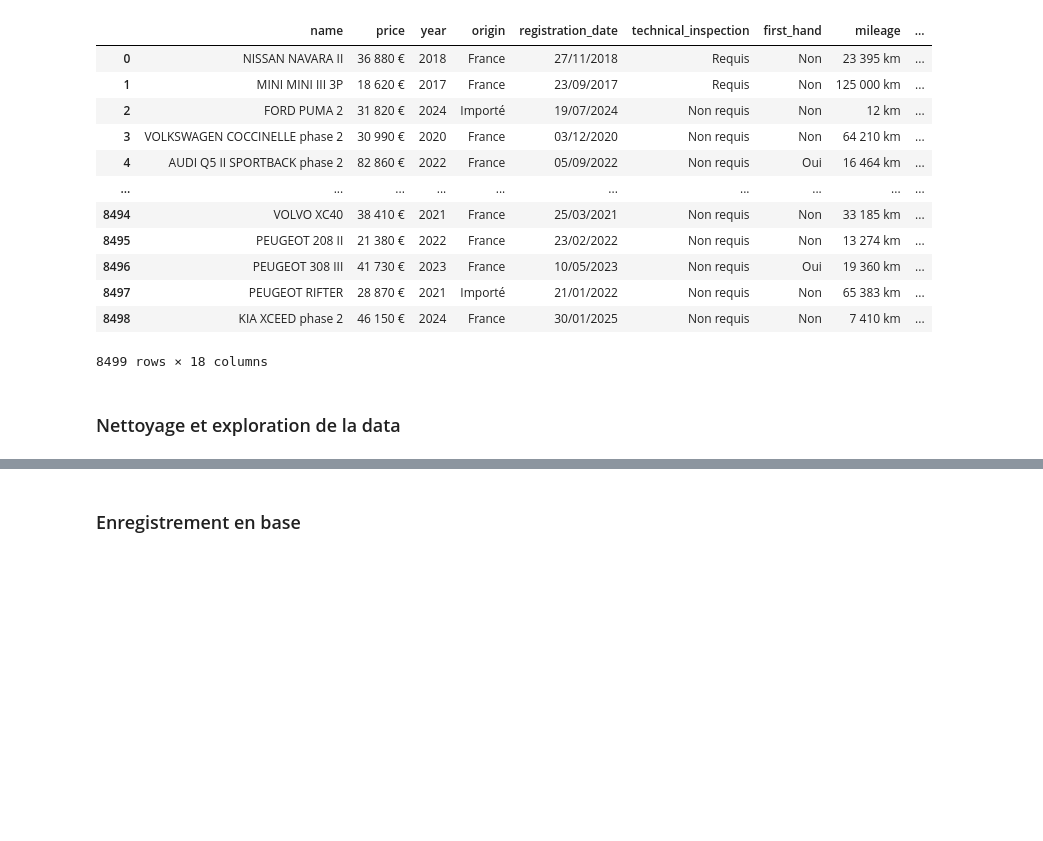
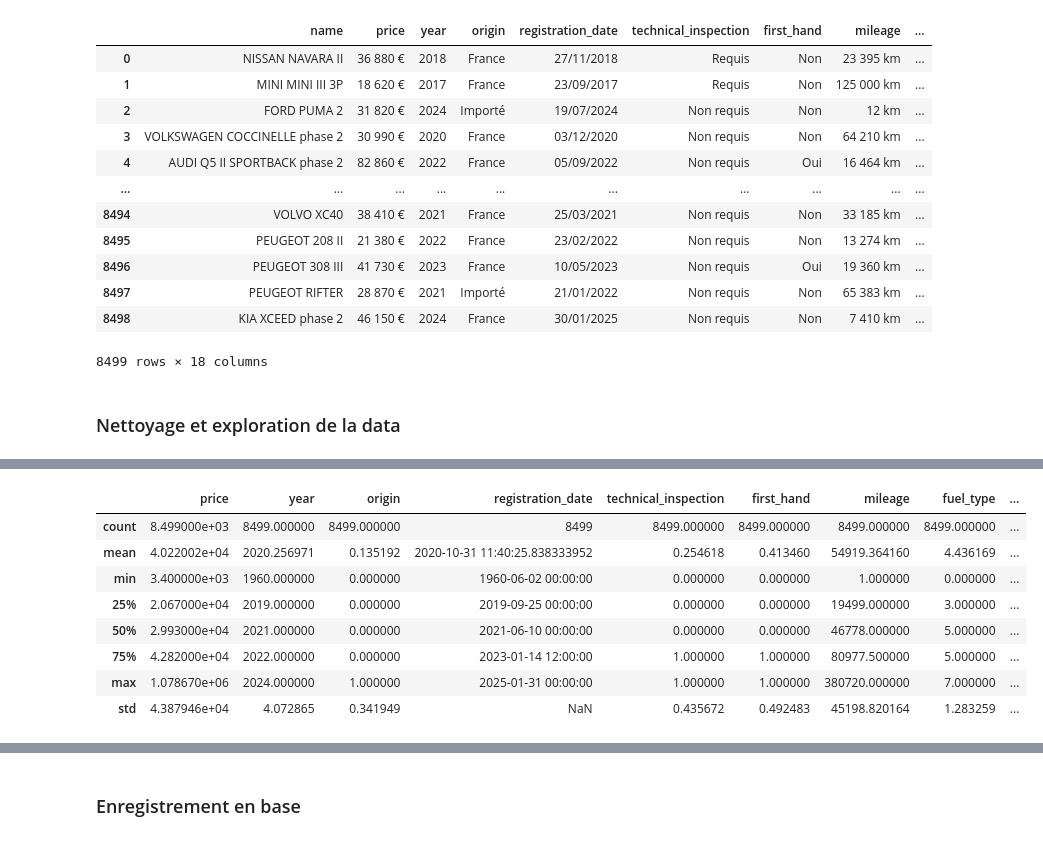
Before and after one commit to asndiallo/PricePilot, a Jupyter notebook: scrapping.ipynb, the cells around one changed output, grey strips where cells are left out. Drawn from its saved outputs; the diff is of its cells as text; code cells hidden in the pictures; blank space fills up the shorter version.

```diff
--- a/scrapping.ipynb
+++ b/scrapping.ipynb
@@ -220,0 +264,18 @@ df
+# %%
+# 2. Handle Missing Values
+df.fillna(
+    {
+        "num_doors": df["num_doors"].mode()[0],
+        "num_seats": df["num_seats"].mode()[0],
+        "power": df["power"].mode()[0],
+        "co2_emission": df["co2_emission"].mode()[0],
+        "length": df["length"].mode()[0],
+        "critair_rating": "Unknown",
+        "combined_consumption": df["combined_consumption"].mode()[0],
+    },
+    inplace=True,
+)
+
+df["num_doors"] = df["num_doors"].astype(int)
+df["num_seats"] = df["num_seats"].astype(int)
+df.describe()
@@ -220,0 +294,22 @@ df
+# %%
+# # 4. Encode Categorical Variables
+label_encoder = LabelEncoder()
+df["fuel_type"] = label_encoder.fit_transform(df["fuel_type"])
+df["origin"] = label_encoder.fit_transform(df["origin"])
+df["transmission"] = label_encoder.fit_transform(df["transmission"])
+df["technical_inspection"] = label_encoder.fit_transform(df["technical_inspection"])
+df["first_hand"] = label_encoder.fit_transform(df["first_hand"])
+df["co2_emission"] = label_encoder.fit_transform(df["co2_emission"])
+df["critair_rating"] = label_encoder.fit_transform(df["critair_rating"])
+
+df.describe()
+# %% [output]
+|  | price | year | origin | registration_date | technical_inspection | first_hand | mileage | fuel_type | ... |
+| count | 8.499000e+03 | 8499.000000 | 8499.000000 | 8499 | 8499.000000 | 8499.000000 | 8499.000000 | 8499.000000 | ... |
+| mean | 4.022002e+04 | 2020.256971 | 0.135192 | 2020-10-31 11:40:25.838333952 | 0.254618 | 0.413460 | 54919.364160 | 4.436169 | ... |
+| min | 3.400000e+03 | 1960.000000 | 0.000000 | 1960-06-02 00:00:00 | 0.000000 | 0.000000 | 1.000000 | 0.000000 | ... |
+| 25% | 2.067000e+04 | 2019.000000 | 0.000000 | 2019-09-25 00:00:00 | 0.000000 | 0.000000 | 19499.000000 | 3.000000 | ... |
+| 50% | 2.993000e+04 | 2021.000000 | 0.000000 | 2021-06-10 00:00:00 | 0.000000 | 0.000000 | 46778.000000 | 5.000000 | ... |
+| 75% | 4.282000e+04 | 2022.000000 | 0.000000 | 2023-01-14 12:00:00 | 1.000000 | 1.000000 | 80977.500000 | 5.000000 | ... |
+| max | 1.078670e+06 | 2024.000000 | 1.000000 | 2025-01-31 00:00:00 | 1.000000 | 1.000000 | 380720.000000 | 7.000000 | ... |
+| std | 4.387946e+04 | 4.072865 | 0.341949 | NaN | 0.435672 | 0.492483 | 45198.820164 | 1.283259 | ... |
```
Also changed, not shown: parts of 10 cells of this notebook.
